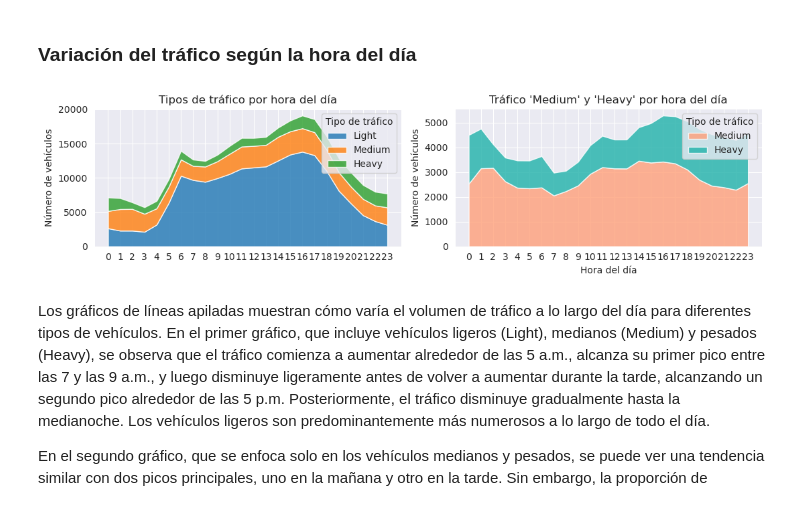
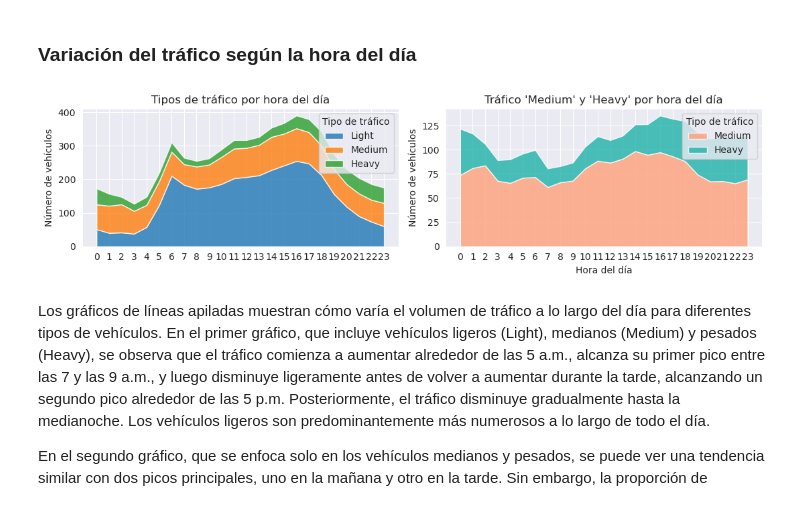
Before and after one commit to carlos-calderon-cabezas/traffic-analysis, a Jupyter notebook: Traffic_analysis.ipynb, the cells around one changed output. Drawn from its saved outputs; the diff is of its cells as text; code cells hidden in the pictures.

```diff
--- a/Traffic_analysis.ipynb
+++ b/Traffic_analysis.ipynb
@@ -69,8 +67,9 @@ Cantidad de días en que se realizaron las mediciones: 71
 # %% [markdown]
 El sensor tiene la capacidad de detectar los vehículos que pasan sobre el en un total de 13 categorías, que van desde *Cls* hasta *Cls.13*, sin embargo, en el caso de este proyecto para propósitos de simplificación en el análisis, se definen simplemente se suman las columnas correspondientes para tener un total de tres (3) principales categorías de vehículos: Ligero (*Light*), Mediano (*Medium*), y Pesado (*Heavy*).
 # %%
-sensor_df["Light"] = sensor_df[["Cls", "Cls.1", "Cls.2"]].sum(axis=1)
+sensor_df["Light"] = sensor_df[["Cls", "Cls.1"]].sum(axis=1)
 sensor_df["Medium"] = sensor_df[[
+    "Cls.2",
     "Cls.3",
     "Cls.4",
     "Cls.5",
@@ -408,41 +448,41 @@ La gráfica de barras apiladas muestra que el volumen total de tráfico varía a
 ### Variación del tráfico según la hora del día
 # %%
 # Agrupar los datos por hora y sumar los valores de cada tipo de tráfico
-grouped_by_hour_df = traffic_df.groupby("Time")[["Light", "Medium", "Heavy"]].sum()
+grouped_by_hour_df = traffic_df.groupby("Time")[["Light", "Medium", "Heavy"]].mean()
 
 # Crear la figura y los subplots
 fig, axs = plt.subplots(1, 2, figsize=(11, 3), sharex=True)
 
 # Gráfico de líneas apiladas para todos los tipos de tráfico
 axs[0].stackplot(grouped_by_hour_df.index,
                  grouped_by_hour_df["Light"],
                  grouped_by_hour_df["Medium"],
                  grouped_by_hour_df["Heavy"],
                  labels=["Light", "Medium", "Heavy"], alpha=0.8)
 axs[0].set_title("Tipos de tráfico por hora del día")
 axs[0].set_ylabel("Número de vehículos")
 axs[0].legend(title="Tipo de tráfico")
 
 # Gráfico de líneas apiladas solo para Medium y Heavy
 axs[1].stackplot(grouped_by_hour_df.index,
                  grouped_by_hour_df["Medium"],
                  grouped_by_hour_df["Heavy"],
                  labels=["Medium", "Heavy"], alpha=0.8, colors=['#FFA07A', '#20B2AA'])
 axs[1].set_title("Tráfico 'Medium' y 'Heavy' por hora del día")
 axs[1].set_xlabel("Hora del día")
 axs[1].set_ylabel("Número de vehículos")
 axs[1].legend(title="Tipo de tráfico")
 
 # Asegurar que todas las horas se muestran en el eje x
 plt.xticks(grouped_by_hour_df.index)
 
 # Ajustar los layouts
 plt.tight_layout()
 
 # Mostrar el gráfico
 plt.show()
 # %% [output]
-[figure, old version]
+[figure, new version]
 # %% [markdown]
 Los gráficos de líneas apiladas muestran cómo varía el volumen de tráfico a lo largo del día para diferentes tipos de vehículos. En el primer gráfico, que incluye vehículos ligeros (Light), medianos (Medium) y pesados (Heavy), se observa que el tráfico comienza a aumentar alrededor de las 5 a.m., alcanza su primer pico entre las 7 y las 9 a.m., y luego disminuye ligeramente antes de volver a aumentar durante la tarde, alcanzando un segundo pico alrededor de las 5 p.m. Posteriormente, el tráfico disminuye gradualmente hasta la medianoche. Los vehículos ligeros son predominantemente más numerosos a lo largo de todo el día.
 
```
Also changed, not shown: parts of 50 cells of this notebook, 1 other file.
